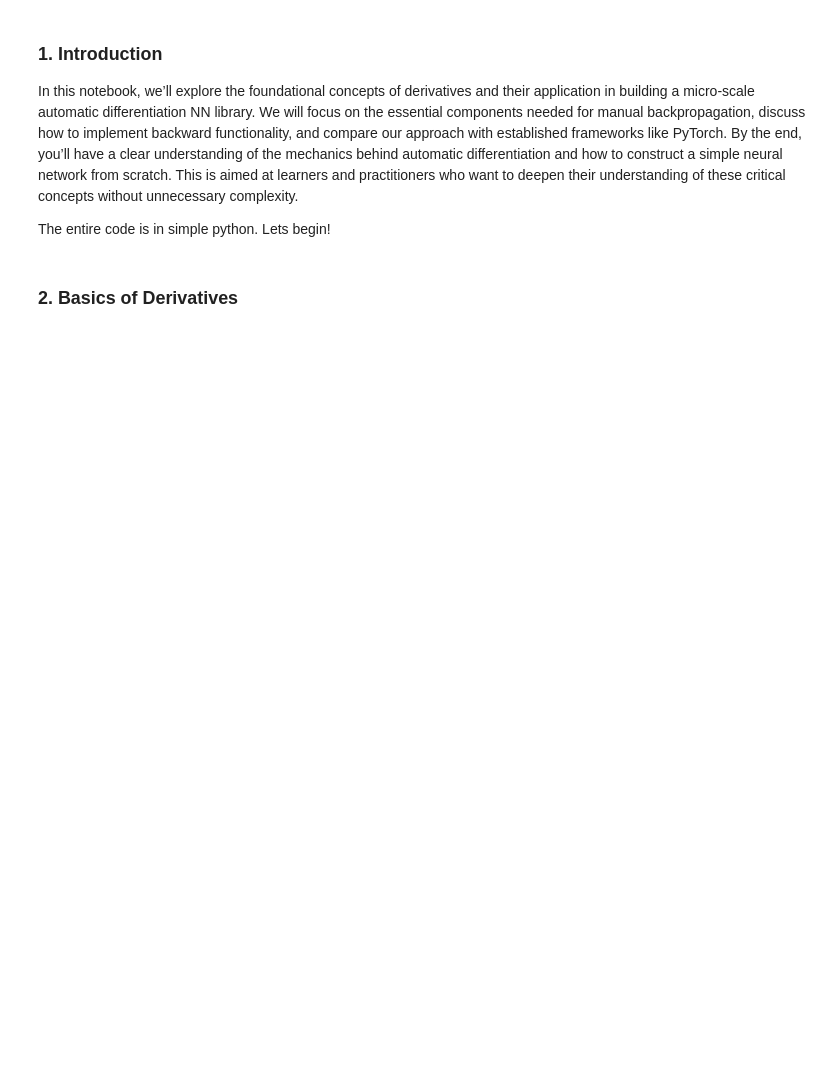
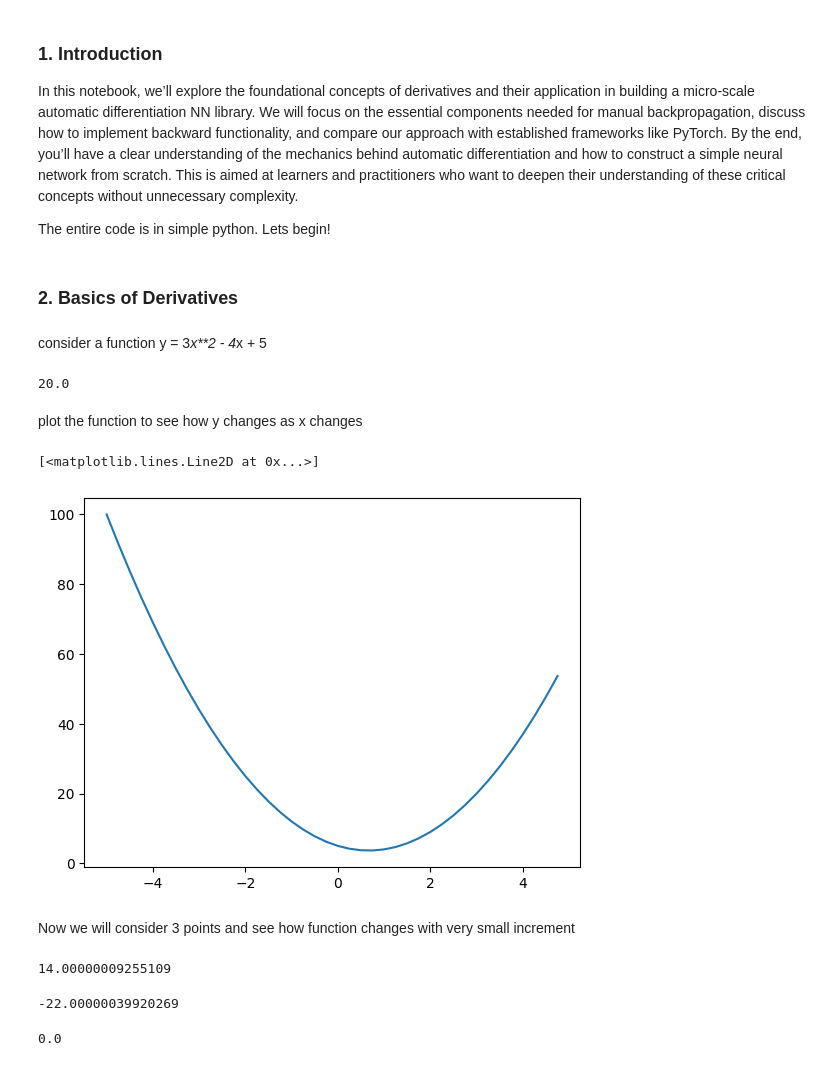
Before and after one commit to AbhijitMore/NN-Zero-to-Hero-with-Karpathy, a Jupyter notebook: 1 - Micrograd/micrograd.ipynb, the cells around one changed output. Saved outputs shown, nothing was run; the diff lists cells and outputs as text; code cells hidden in the pictures; blank space fills up the shorter version.

```diff
--- a/1 - Micrograd/micrograd.ipynb
+++ b/1 - Micrograd/micrograd.ipynb
@@ -30,3 +30,24 @@ The entire code is in simple python. Lets begin!
 import math
 import numpy as np
 import matplotlib.pyplot as plt
+# %% [markdown]
+consider a function y = 3*x**2 - 4*x + 5
+# %%
+def f(x):
+  return 3*x**2 - 4*x + 5
+# %%
+y = f(3.0)
+print(y)
+# %% [output]
+20.0
+# %% [markdown]
+plot the function to see how y changes as x changes
+# %%
+xs = np.arange(-5, 5, 0.25)
+ys = f(xs)
+plt.plot(xs, ys)
+# %% [output]
+[<matplotlib.lines.Line2D at 0x...>]
+[figure, added]
+# %% [markdown]
+Now we will consider 3 points and see how function changes with very small increment
@@ -32,0 +56,15 @@ import matplotlib.pyplot as plt
+# %%
+x = 3.0
+(f(x+h)-f(x)) /h
+# %% [output]
+14.00000009255109
+# %%
+x = -3.0
+(f(x+h)-f(x)) /h
+# %% [output]
+-22.00000039920269
+# %%
+x = 2/3
+(f(x + h) - f(x))/h
+# %% [output]
+0.0
```
Also changed, not shown: parts of 65 cells of this notebook.
